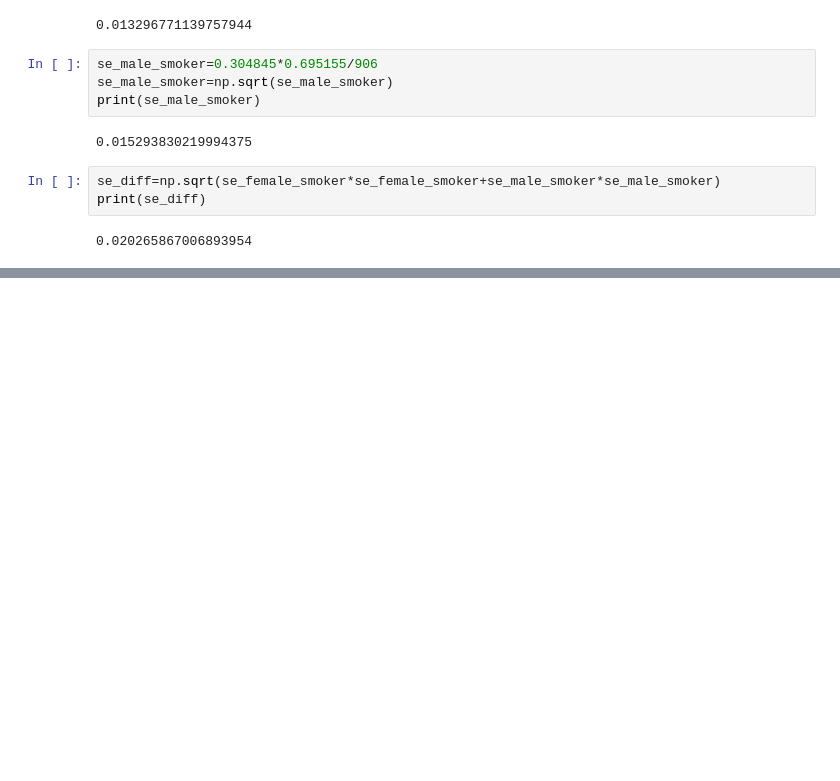
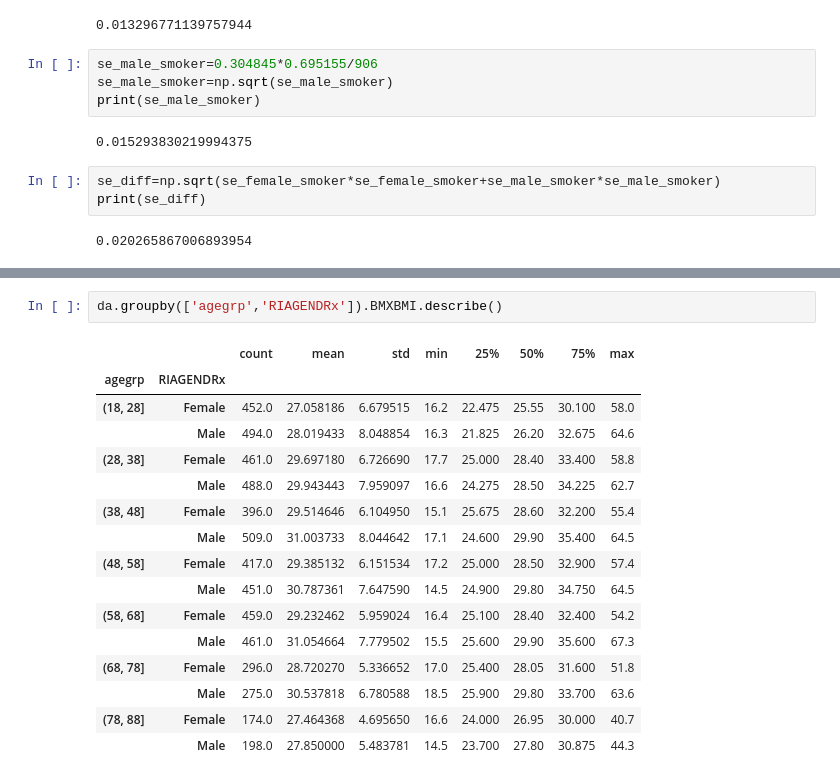
Before and after one commit to arpitsharma27/PythonPractice, a Jupyter notebook: UniversityOf_Michigan_InferentialStatistical_Week2_LabExercises.ipynb, the cells around one changed output, grey strips where cells are left out. Saved outputs shown, nothing was run; the diff lists cells and outputs as text; blank space fills up the shorter version.

```diff
--- a/UniversityOf_Michigan_InferentialStatistical_Week2_LabExercises.ipynb
+++ b/UniversityOf_Michigan_InferentialStatistical_Week2_LabExercises.ipynb
@@ -864,0 +946,19 @@ print(se_diff)
+# %%
+da.groupby(['agegrp','RIAGENDRx']).BMXBMI.describe()
+# %% [output]
+|  |  | count | mean | std | min | 25% | 50% | 75% | max |
+| agegrp | RIAGENDRx |  |  |  |  |  |  |  |  |
+| (18, 28] | Female | 452.0 | 27.058186 | 6.679515 | 16.2 | 22.475 | 25.55 | 30.100 | 58.0 |
+|  | Male | 494.0 | 28.019433 | 8.048854 | 16.3 | 21.825 | 26.20 | 32.675 | 64.6 |
+| (28, 38] | Female | 461.0 | 29.697180 | 6.726690 | 17.7 | 25.000 | 28.40 | 33.400 | 58.8 |
+|  | Male | 488.0 | 29.943443 | 7.959097 | 16.6 | 24.275 | 28.50 | 34.225 | 62.7 |
+| (38, 48] | Female | 396.0 | 29.514646 | 6.104950 | 15.1 | 25.675 | 28.60 | 32.200 | 55.4 |
+|  | Male | 509.0 | 31.003733 | 8.044642 | 17.1 | 24.600 | 29.90 | 35.400 | 64.5 |
+| (48, 58] | Female | 417.0 | 29.385132 | 6.151534 | 17.2 | 25.000 | 28.50 | 32.900 | 57.4 |
+|  | Male | 451.0 | 30.787361 | 7.647590 | 14.5 | 24.900 | 29.80 | 34.750 | 64.5 |
+| (58, 68] | Female | 459.0 | 29.232462 | 5.959024 | 16.4 | 25.100 | 28.40 | 32.400 | 54.2 |
+|  | Male | 461.0 | 31.054664 | 7.779502 | 15.5 | 25.600 | 29.90 | 35.600 | 67.3 |
+| (68, 78] | Female | 296.0 | 28.720270 | 5.336652 | 17.0 | 25.400 | 28.05 | 31.600 | 51.8 |
+|  | Male | 275.0 | 30.537818 | 6.780588 | 18.5 | 25.900 | 29.80 | 33.700 | 63.6 |
+| (78, 88] | Female | 174.0 | 27.464368 | 4.695650 | 16.6 | 24.000 | 26.95 | 30.000 | 40.7 |
+|  | Male | 198.0 | 27.850000 | 5.483781 | 14.5 | 23.700 | 27.80 | 30.875 | 44.3 |
```
Also changed, not shown: parts of 9 cells of this notebook.
